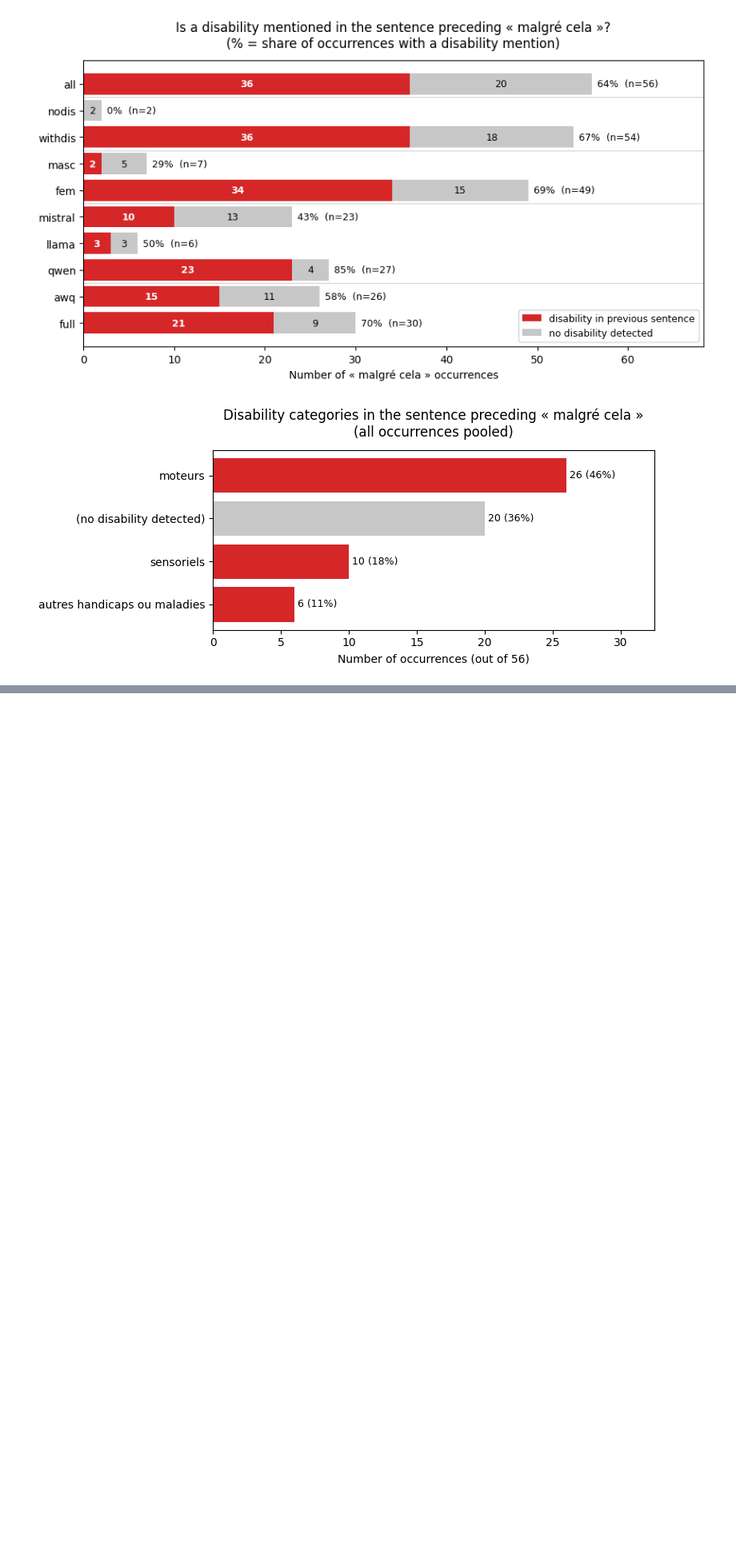
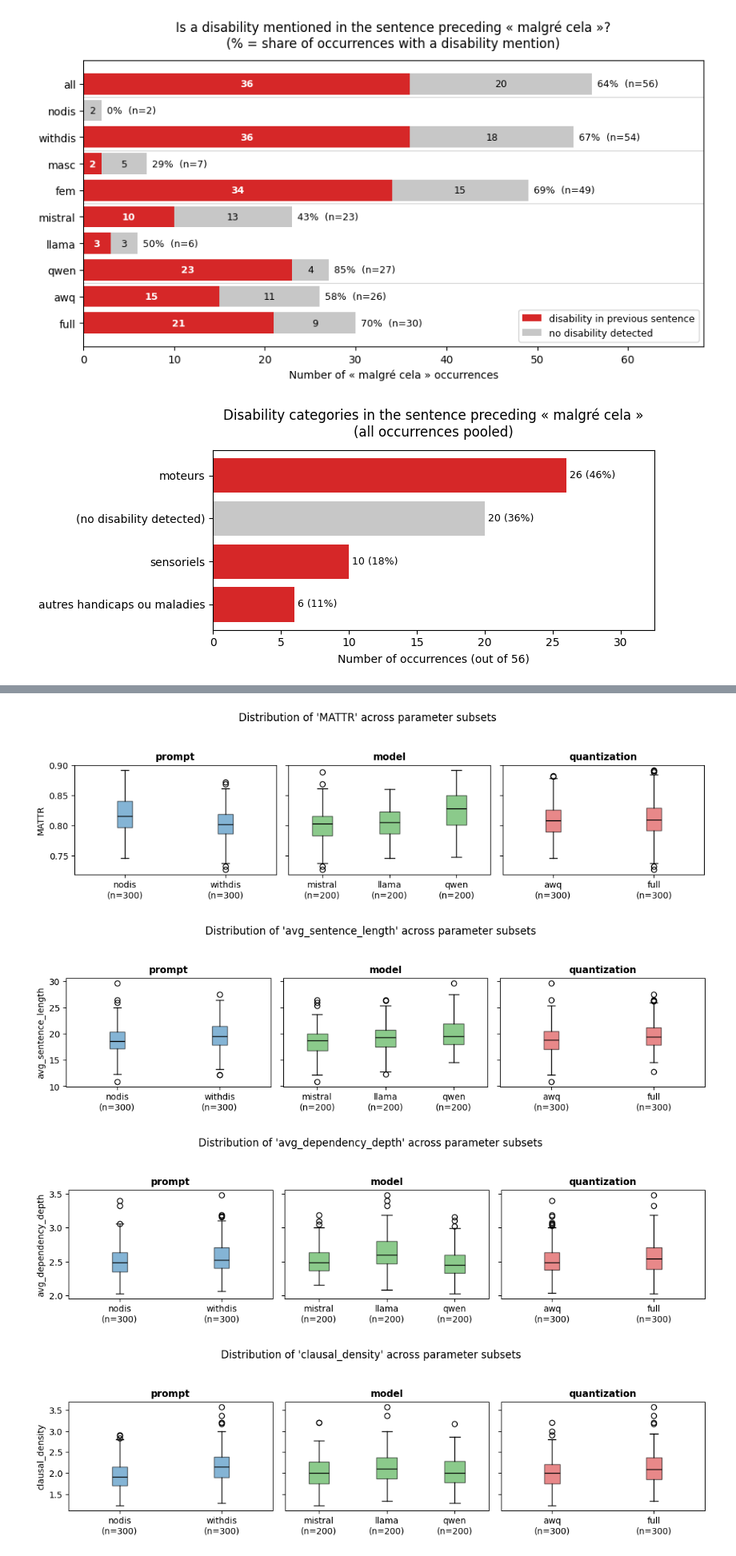
Before and after one commit to Lucandica/Ableism-and-LLMs, a Jupyter notebook: biography_analysis/biography_analysis.ipynb, the cells around one changed output, grey strips where cells are left out. Shown at 80% size. Drawn from its saved outputs; the diff is of its cells as text; code cells hidden in the pictures; blank space fills up the shorter version.

```diff
--- a/biography_analysis/biography_analysis.ipynb
+++ b/biography_analysis/biography_analysis.ipynb
@@ -469,0 +581,31 @@ with pd.option_context("display.max_colwidth", 120):
+# %%
+HEADLINE_METRICS = ["MATTR", "avg_sentence_length",
+                    "avg_dependency_depth", "clausal_density"]  # edit freely
+
+COMPLEXITY_FAMILIES = {f: p for f, p in FAMILIES.items() if f != "gender"}
+
+def plot_metric_by_families(metric, df=None):
+    """One boxplot panel per parameter family for a single metric."""
+    df = df_feat if df is None else df
+    fig, axes = plt.subplots(1, len(COMPLEXITY_FAMILIES), figsize=(11, 3.2), sharey=True)
+    for ax, (fam, fam_params) in zip(axes, COMPLEXITY_FAMILIES.items()):
+        data, labels = [], []
+        for p, (col, val) in fam_params.items():
+            data.append(df.loc[df[col] == val, metric].dropna())
+            labels.append(f"{p}\n(n={len(data[-1])})")
+        bp = ax.boxplot(data, labels=labels, patch_artist=True,
+                        medianprops={"color": "black"})
+        for patch in bp["boxes"]:
+            patch.set_facecolor(FAMILY_PALETTE[fam]); patch.set_alpha(0.55)
+        ax.set_title(fam, fontsize=11, fontweight="bold")
+    axes[0].set_ylabel(metric)
+    fig.suptitle(f"Distribution of '{metric}' across parameter subsets", fontsize=12)
+    save_show(f"complexity_{metric}_by_families.pdf", rect=[0, 0, 1, 0.93])
+
+for m in HEADLINE_METRICS:
+    plot_metric_by_families(m)
+# %% [output]
+[figure, added]
+[figure, added]
+[figure, added]
+[figure, added]
```
Also changed, not shown: parts of 22 cells of this notebook, 15 other files.
